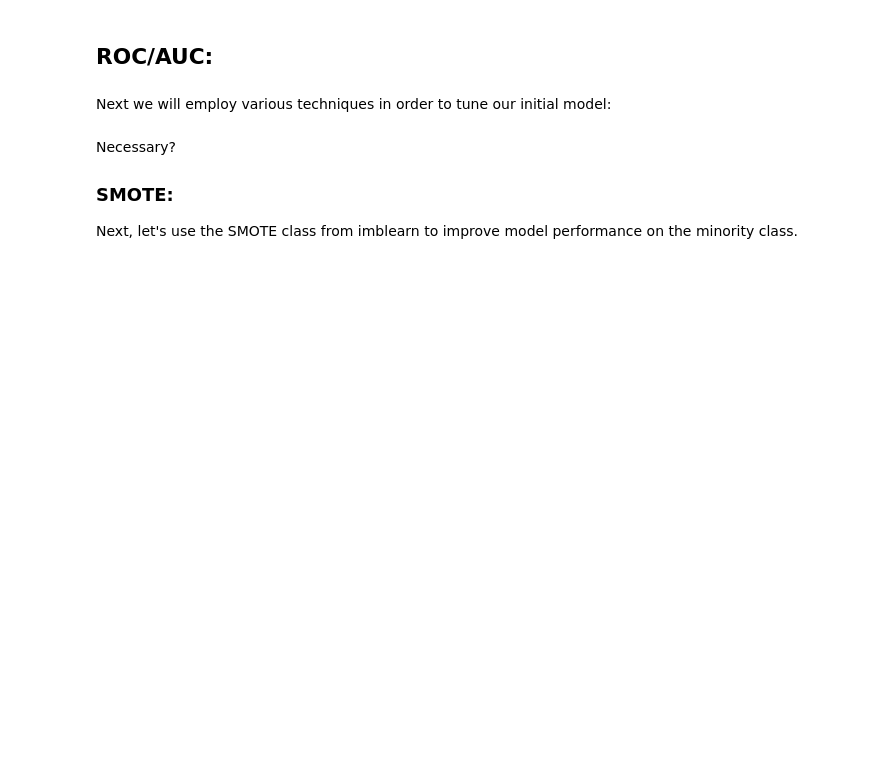
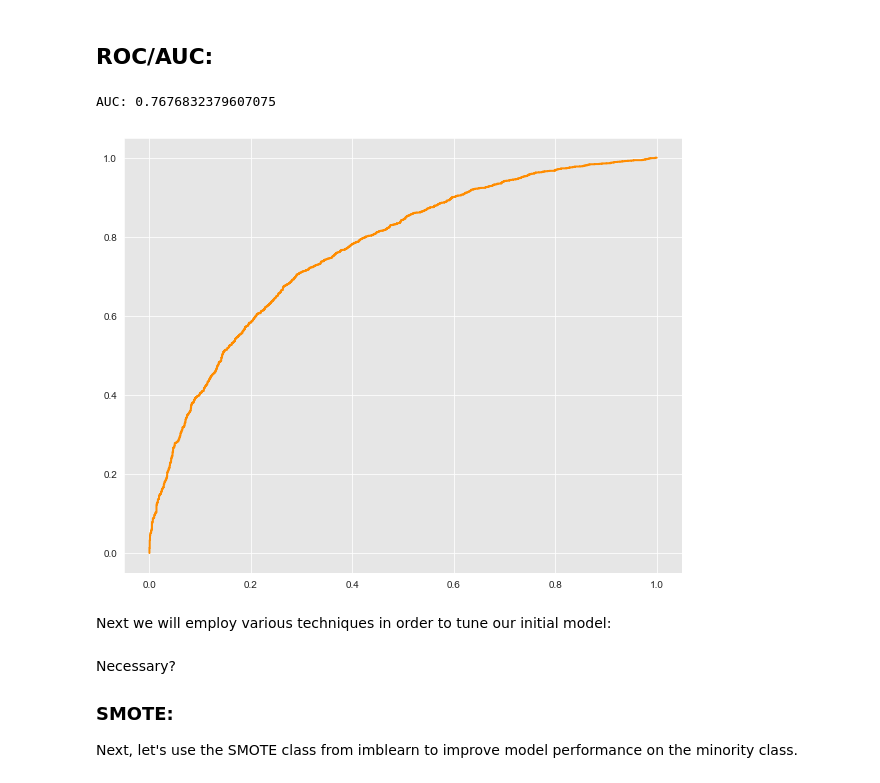
Before and after one commit to pawoody/dsc-3-final-project-online-ds-ft-041519, a Jupyter notebook: Temp1.ipynb, the cells around one changed output. Cells and saved outputs as stored; diff of their text form; code cells hidden in the pictures; blank space fills up the shorter version.

```diff
--- a/Temp1.ipynb
+++ b/Temp1.ipynb
@@ -482,9 +507,10 @@ type( X_train ) , type( y_train )
 # %%
 # Fit a model
-logreg = LogisticRegression(fit_intercept = False, C = 1e12) #Starter code
-model_log = logreg.fit(X_train, y_train)
-print(model_log) #Preview model params
-
+logreg = LogisticRegression(fit_intercept = False, C = 1e12, verbose=1) #Starter code
+logreg.fit(X_train, y_train)
+ #Preview model params
+display(logreg)
 # Predict
 y_hat_test = logreg.predict(X_test)
+y_hat_train = logreg.predict(X_train)
 # %% [output]
@@ -606,33 +693,37 @@ model_log #Preview model params
 # %%
 #AUC/ROC Not yet working:
 
 #Initial Model:
 logreg = LogisticRegression(fit_intercept = False)
 
 # Probability scores for test set:
 y_score = logreg.fit(X_train, y_train).decision_function(X_test)
 
 # False Positive Rate (fpr) and True Positive Rate (tpr):
-fpr, tpr, thresholds = roc_curve(y_test, y_score)
+fpr, tpr, thresholds = roc_curve(y_true=y_test, y_score=y_score, pos_label='white')
 
 sns.set_style("darkgrid", {"axes.facecolor": ".9"})
 
 # Print AUC, Plot ROC Curve:
 print('AUC: {}'.format(auc(fpr, tpr)))
 plt.figure(figsize=(10,8))
 lw = 2
 plt.plot(fpr, tpr, color='darkorange',
          lw=lw, label='ROC curve')
-plt.plot([0, 1], [0, 1], color='navy', lw=lw, linestyle='--')
-plt.xlim([0.0, 1.0])
-plt.ylim([0.0, 1.05])
-plt.yticks([i/20.0 for i in range(21)])
-plt.xticks([i/20.0 for i in range(21)])
-plt.xlabel('False Positive Rate')
-plt.ylabel('True Positive Rate')
-plt.title('Receiver operating characteristic (ROC) Curve')
-plt.legend(loc="best")
 plt.show()
+# plt.plot([0, 1], [0, 1], color='navy', lw=lw, linestyle='--')
+# plt.xlim([0.0, 1.0])
+# plt.ylim([0.0, 1.05])
+# plt.yticks([i/20.0 for i in range(21)])
+# plt.xticks([i/20.0 for i in range(21)])
+# plt.xlabel('False Positive Rate')
+# plt.ylabel('True Positive Rate')
+# plt.title('Receiver operating characteristic (ROC) Curve')
+# plt.legend(loc="best")
+# plt.show()
+# %% [output]
+AUC: 0.7676832379607075
+[figure, added]
 # %%
 # Fit model:
 #logreg = LogisticRegression(fit_intercept=False, C=1e12)
```
Also changed, not shown: parts of 45 cells of this notebook.
